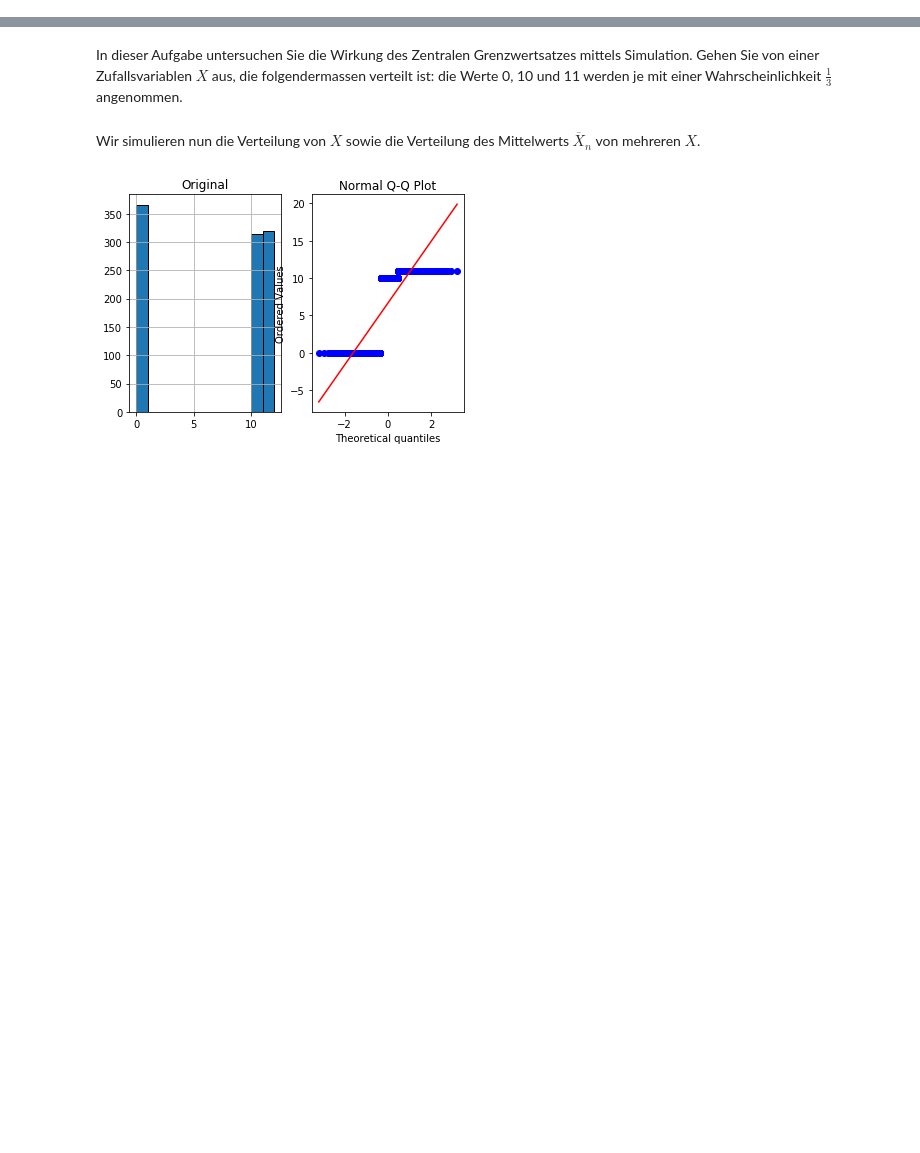
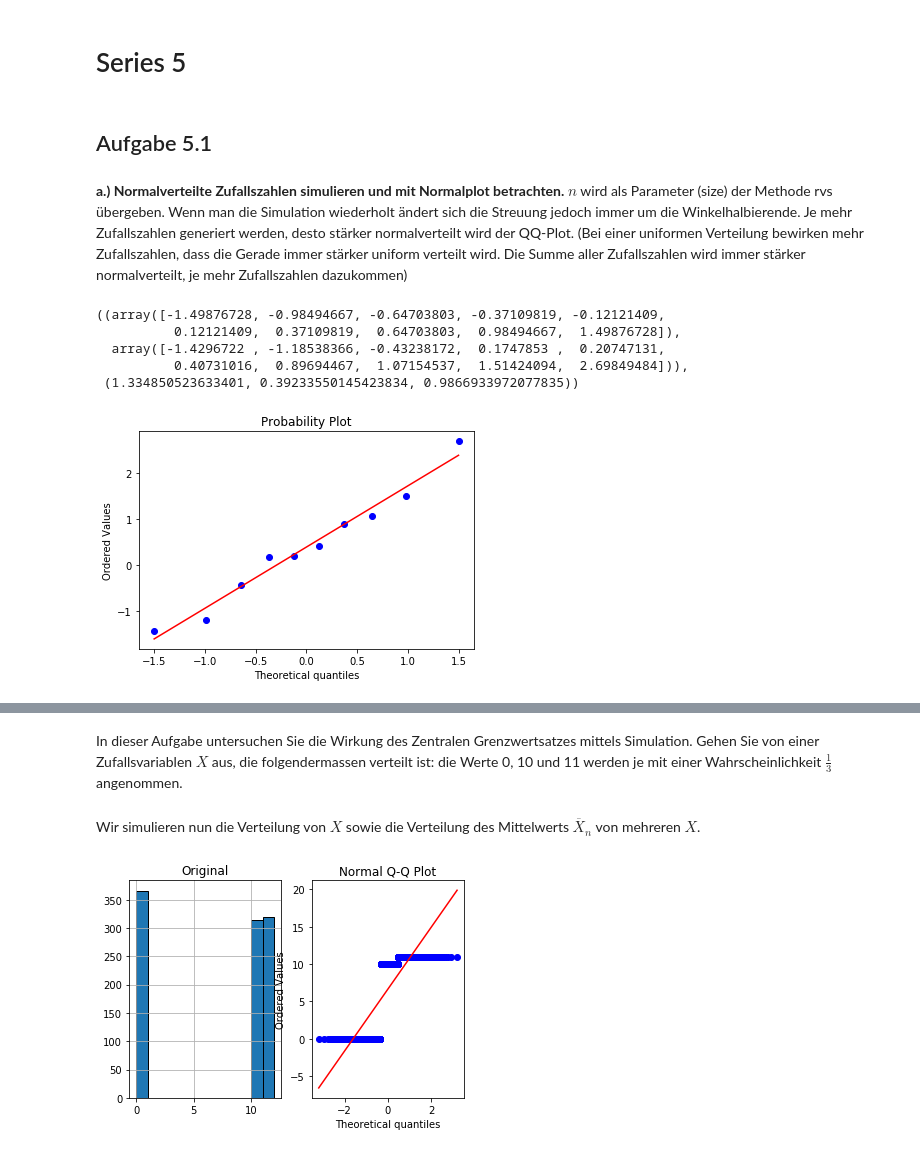
Before and after one commit to christopherchristensen/summaries, a Jupyter notebook: stat/sw05/Python Code - Series 5.ipynb, the cells around one changed output, grey strips where cells are left out. Drawn from its saved outputs; the diff is of its cells as text; code cells hidden in the pictures; blank space fills up the shorter version.

```diff
--- a/stat/sw05/Python Code - Series 5.ipynb
+++ b/stat/sw05/Python Code - Series 5.ipynb
@@ -0,0 +1,20 @@
+# %% [markdown]
+# Series 5
+# %% [markdown]
+## Aufgabe 5.1
+# %% [markdown]
+**a.) Normalverteilte Zufallszahlen simulieren und mit Normalplot betrachten.** $n$ wird als Parameter (size) der Methode rvs übergeben. Wenn man die Simulation wiederholt ändert sich die Streuung jedoch immer um die Winkelhalbierende. Je mehr Zufallszahlen generiert werden, desto stärker normalverteilt wird der QQ-Plot. (Bei einer uniformen Verteilung bewirken mehr Zufallszahlen, dass die Gerade immer stärker uniform verteilt wird. Die Summe aller Zufallszahlen wird immer stärker normalverteilt, je mehr Zufallszahlen dazukommen)
+# %%
+import matplotlib.pyplot as plt
+import numpy as np
+import scipy.stats as st
+
+x = st.norm.rvs(size=10)
+st.probplot(x, plot=plt)
+# %% [output]
+((array([-1.49876728, -0.98494667, -0.64703803, -0.37109819, -0.12121409,
+          0.12121409,  0.37109819,  0.64703803,  0.98494667,  1.49876728]),
+  array([-1.4296722 , -1.18538366, -0.43238172,  0.1747853 ,  0.20747131,
+          0.40731016,  0.89694467,  1.07154537,  1.51424094,  2.69849484])),
+ (1.334850523633401, 0.39233550145423834, 0.9866933972077835))
+[figure, added]
```
Also changed, not shown: parts of 9 cells of this notebook, 1 other file.
